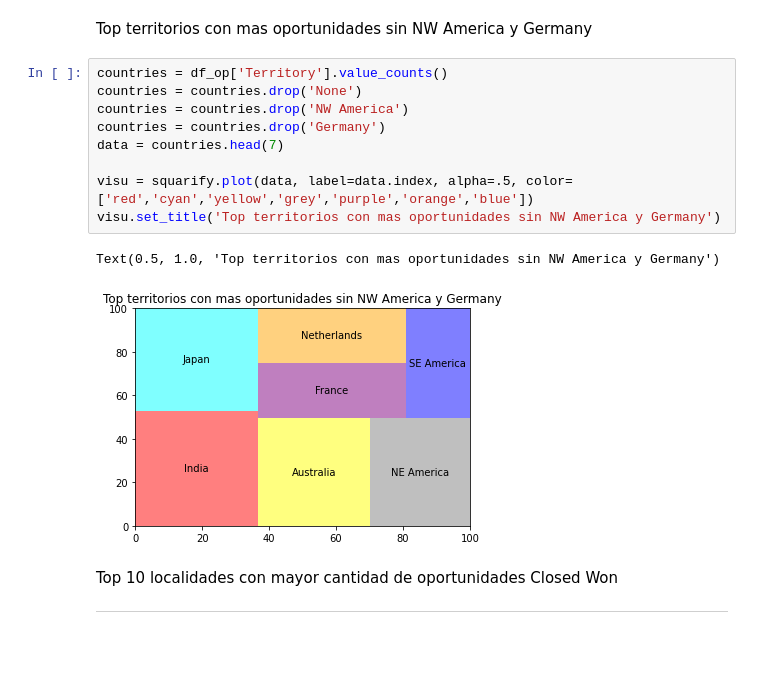
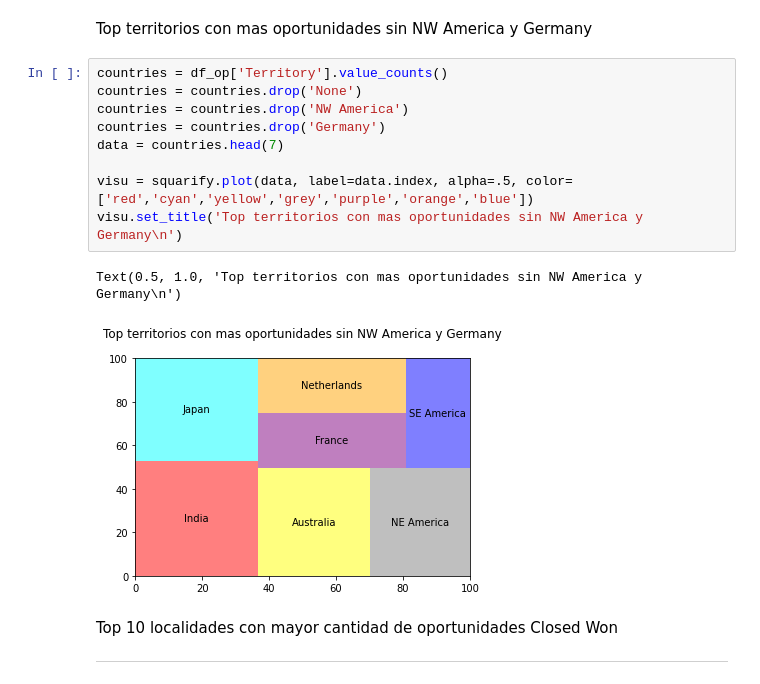
Before and after one commit to FernandoSinisi/Orga-Datos-2C-2020, a Jupyter notebook: TP1/Graficos.ipynb, the cells around one changed output. Drawn from its saved outputs; the diff is of its cells as text; blank space fills up the shorter version.

```diff
--- a/TP1/Graficos.ipynb
+++ b/TP1/Graficos.ipynb
@@ -107,15 +107,15 @@ Top territorios con mas oportunidades sin NW America y Germany
 # %%
 countries = df_op['Territory'].value_counts()
 countries = countries.drop('None')
 countries = countries.drop('NW America')
 countries = countries.drop('Germany')
 data = countries.head(7)
 
 visu = squarify.plot(data, label=data.index, alpha=.5, color=['red','cyan','yellow','grey','purple','orange','blue'])
-visu.set_title('Top territorios con mas oportunidades sin NW America y Germany')
+visu.set_title('Top territorios con mas oportunidades sin NW America y Germany\n')
 # %% [output]
-Text(0.5, 1.0, 'Top territorios con mas oportunidades sin NW America y Germany')
+Text(0.5, 1.0, 'Top territorios con mas oportunidades sin NW America y Germany\n')
-[figure, old version]
+[figure, new version]
 # %% [markdown]
 Top 10 localidades con mayor cantidad de oportunidades Closed Won
 
```
Also changed, not shown: parts of 11 cells of this notebook.
